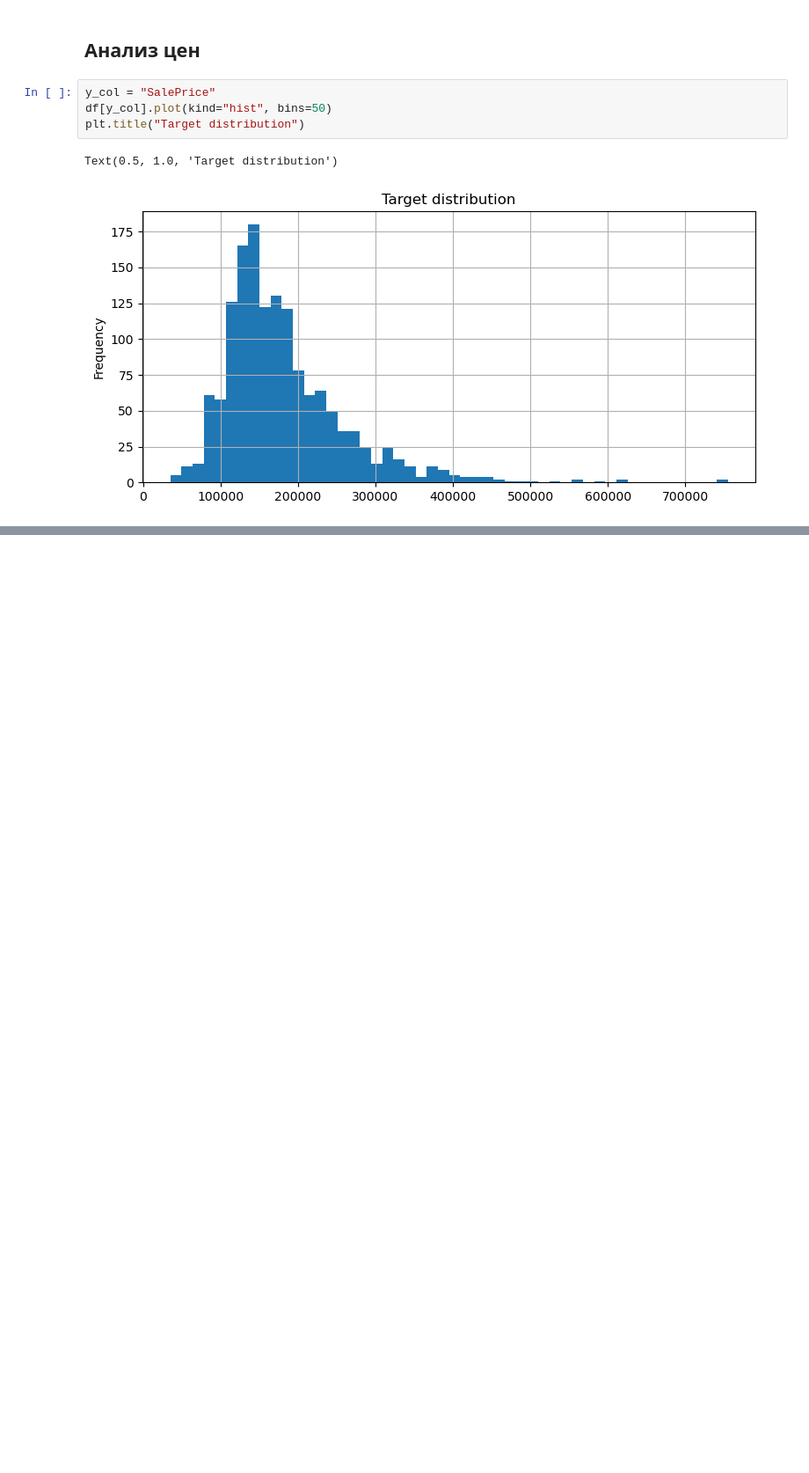
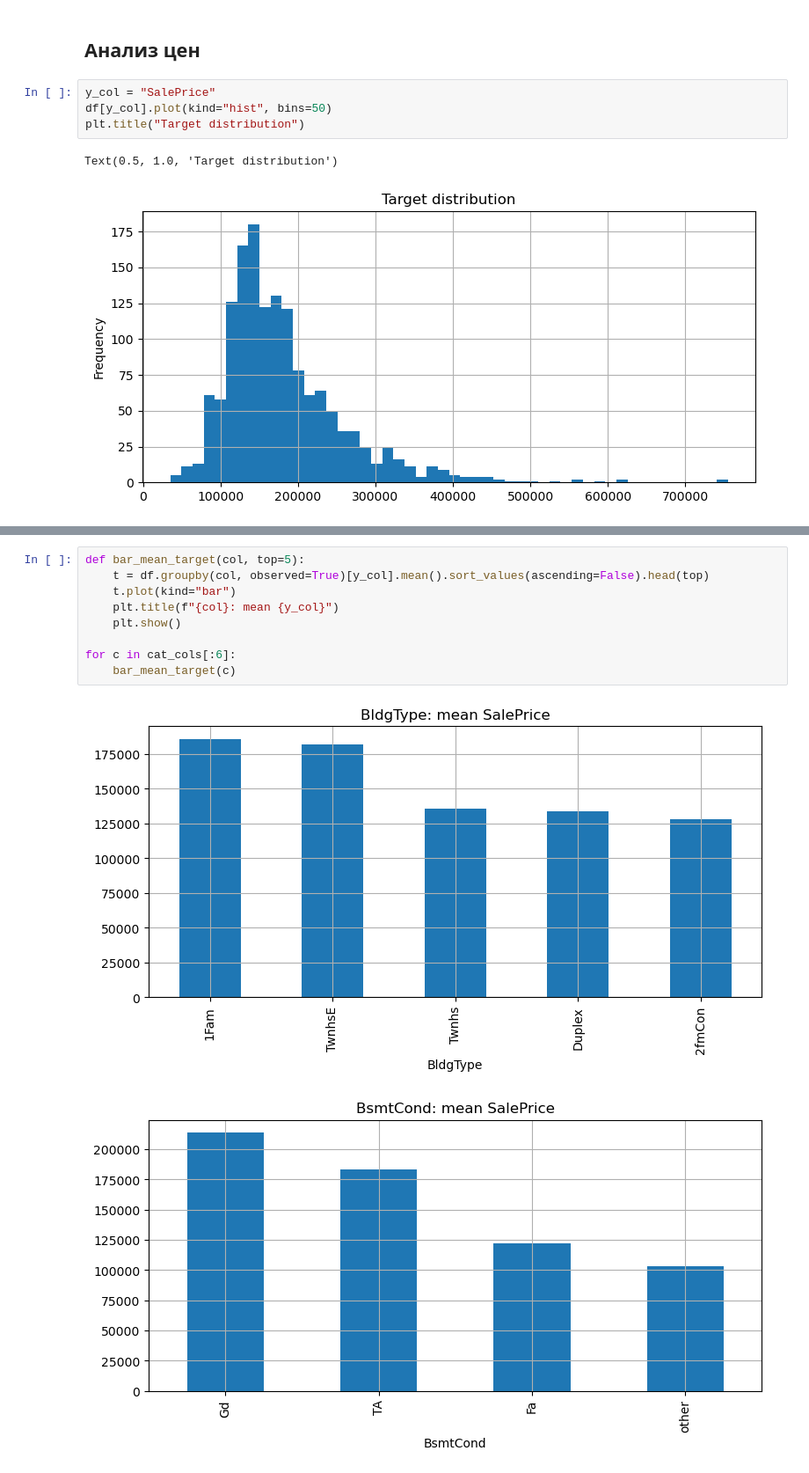
Before and after one commit to kolhuty/hoursing-prices, a Jupyter notebook: notebooks/eda_house_prices.ipynb, the cells around one changed output, grey strips where cells are left out. Shown at 88% size. Cells and saved outputs as stored; diff of their text form; blank space fills up the shorter version.

```diff
--- a/notebooks/eda_house_prices.ipynb
+++ b/notebooks/eda_house_prices.ipynb
@@ -134,0 +230,12 @@ Text(0.5, 1.0, 'log1p target distribution')
+# %%
+def bar_mean_target(col, top=5):
+    t = df.groupby(col, observed=True)[y_col].mean().sort_values(ascending=False).head(top)
+    t.plot(kind="bar")
+    plt.title(f"{col}: mean {y_col}")
+    plt.show()
+
+for c in cat_cols[:6]:
+    bar_mean_target(c)
+# %% [output]
+[figure, added]
+[figure, added]
```
Also changed, not shown: parts of 20 cells of this notebook.
